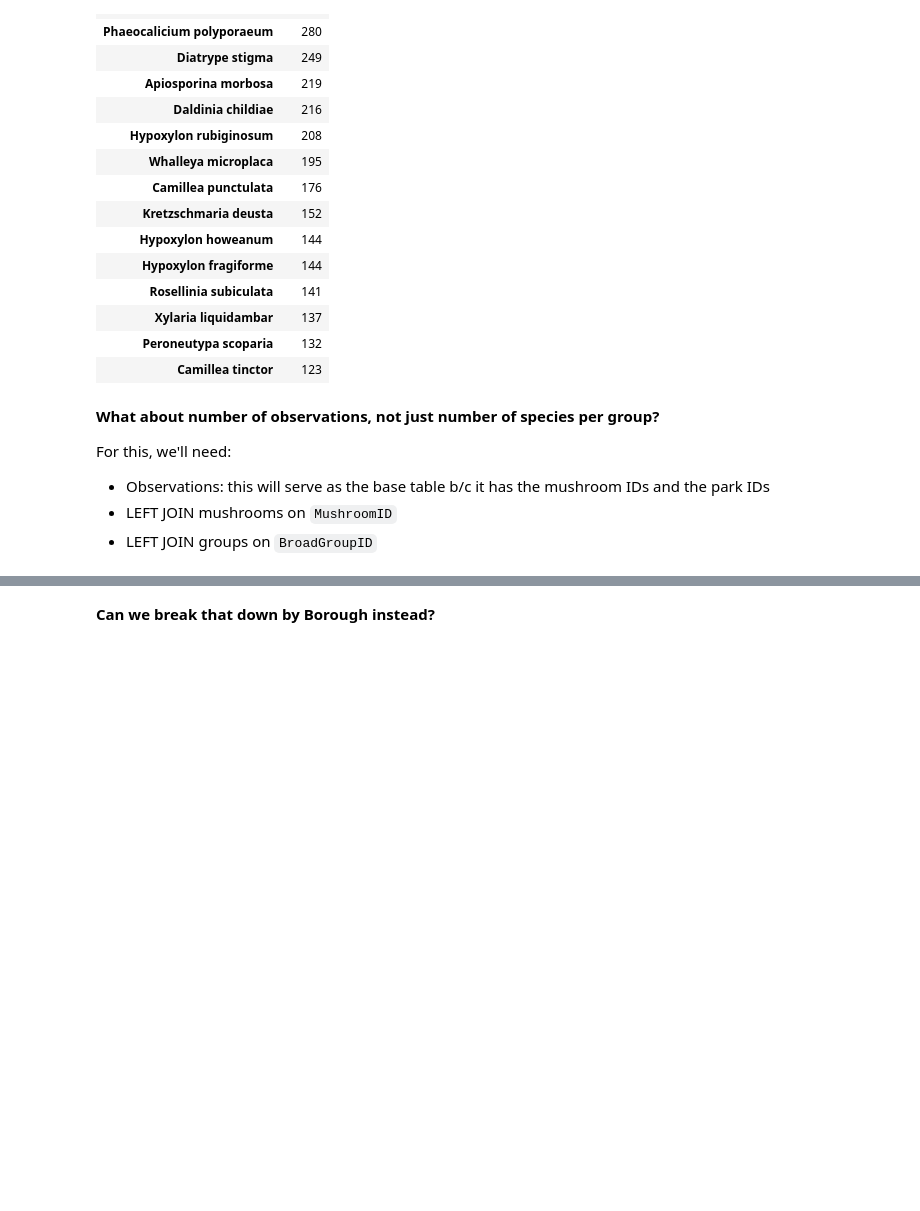
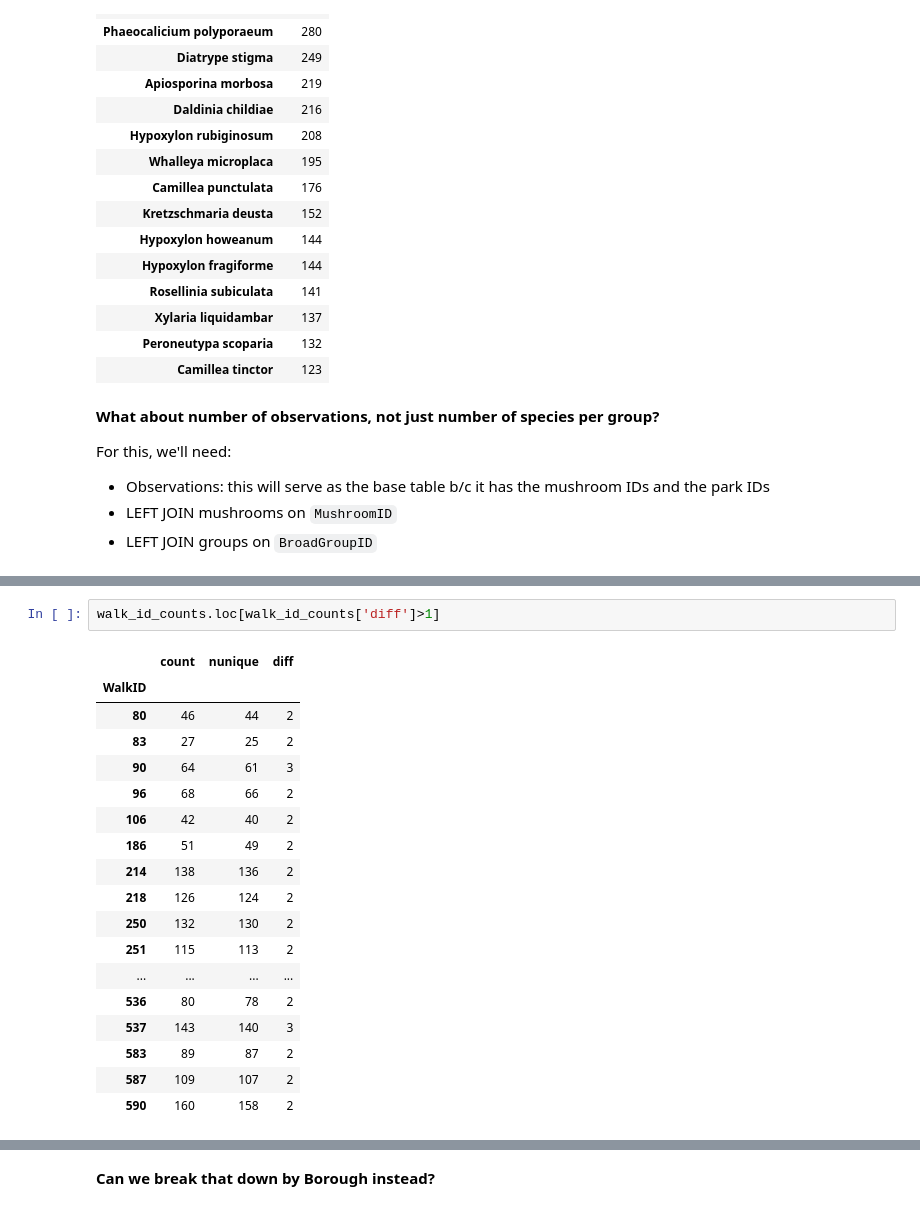
Before and after one commit to newyorkmyc/walks-list, a Jupyter notebook: common_fungi.ipynb, the cells around one changed output, grey strips where cells are left out. Drawn from its saved outputs; the diff is of its cells as text; blank space fills up the shorter version.

```diff
--- a/common_fungi.ipynb
+++ b/common_fungi.ipynb
@@ -272,0 +280,21 @@ observations.head()
+# %%
+walk_id_counts.loc[walk_id_counts['diff']>1]
+# %% [output]
+|  | count | nunique | diff |
+| WalkID |  |  |  |
+| 80 | 46 | 44 | 2 |
+| 83 | 27 | 25 | 2 |
+| 90 | 64 | 61 | 3 |
+| 96 | 68 | 66 | 2 |
+| 106 | 42 | 40 | 2 |
+| 186 | 51 | 49 | 2 |
+| 214 | 138 | 136 | 2 |
+| 218 | 126 | 124 | 2 |
+| 250 | 132 | 130 | 2 |
+| 251 | 115 | 113 | 2 |
+| ... | ... | ... | ... |
+| 536 | 80 | 78 | 2 |
+| 537 | 143 | 140 | 3 |
+| 583 | 89 | 87 | 2 |
+| 587 | 109 | 107 | 2 |
+| 590 | 160 | 158 | 2 |
```
Also changed, not shown: parts of 12 cells of this notebook, 4 other files.
